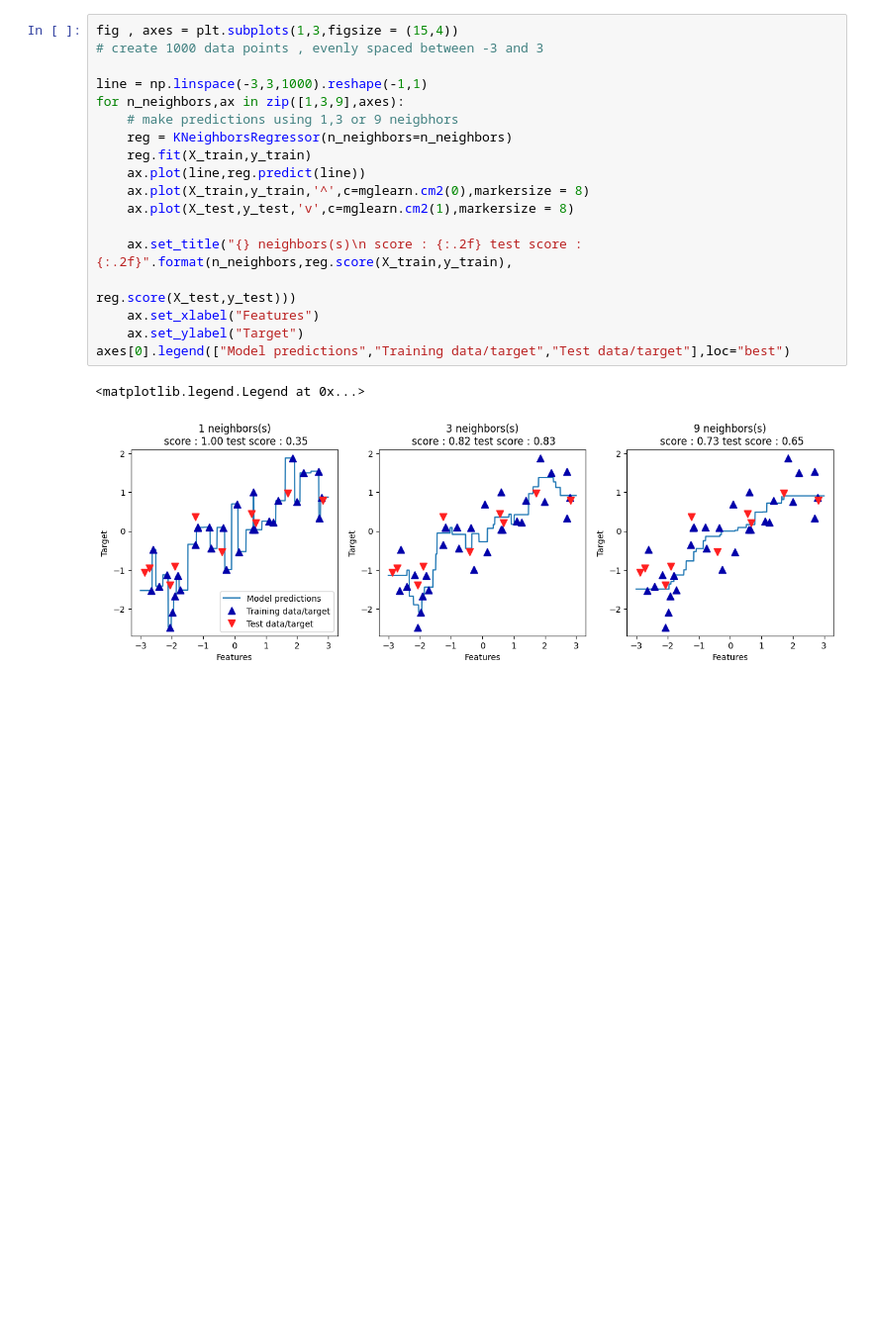
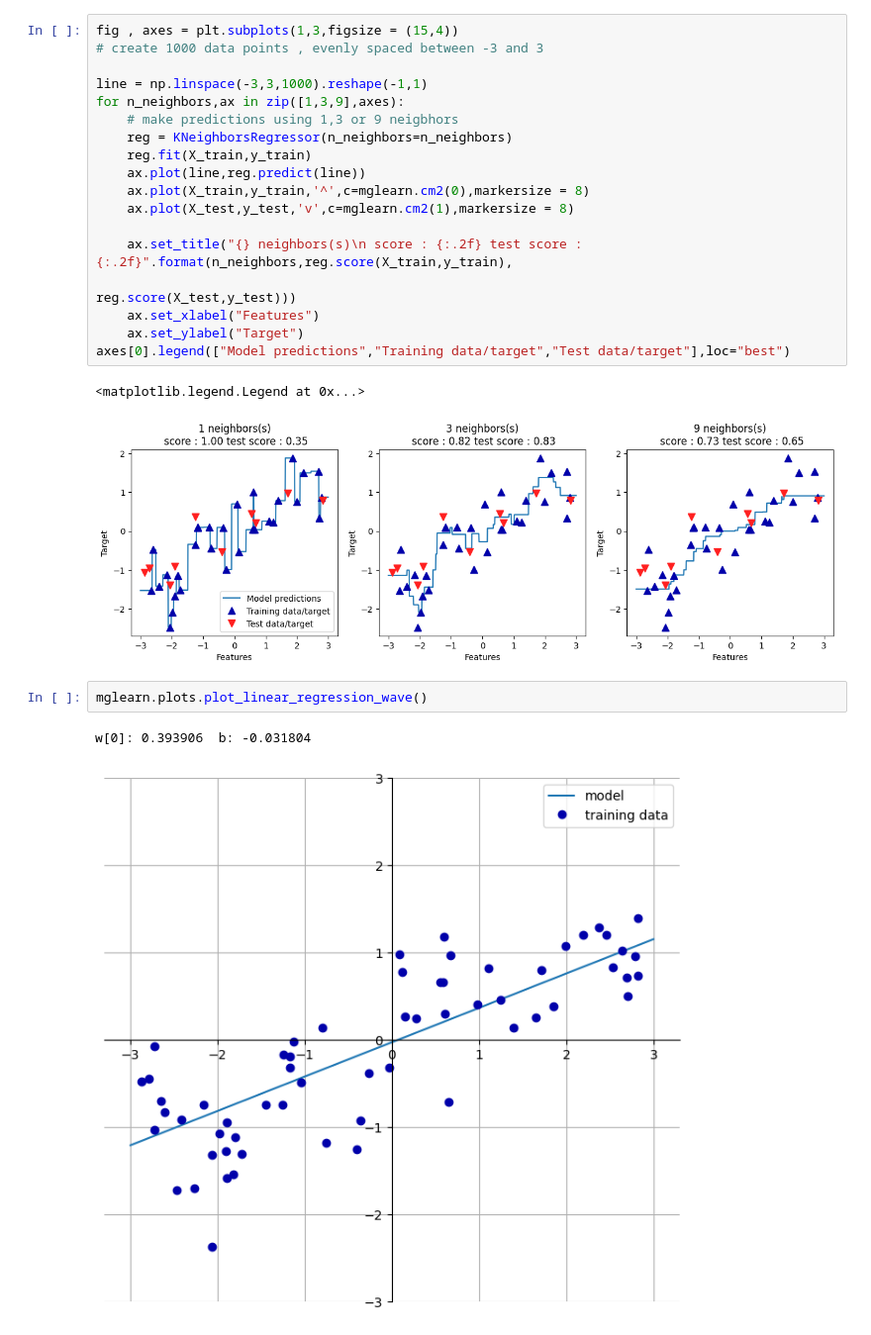
Before and after one commit to rishv1912/Introduction-to-machine-learning, a Jupyter notebook: Supervised Machine Learning/algorithms.ipynb, the cells around one changed output. Shown at 99% size. Drawn from its saved outputs; the diff is of its cells as text; blank space fills up the shorter version.

Commit message:
completed linear regressionfor the regresiion

```diff
--- a/Supervised Machine Learning/knn algorithms.ipynb
+++ b/Supervised Machine Learning/algorithms.ipynb
@@ -174,3 +174,8 @@ axes[0].legend(["Model predictions","Training data/target","Test data/target"],l
 # %% [output]
 <matplotlib.legend.Legend at 0x...>
 [figure]
+# %%
+mglearn.plots.plot_linear_regression_wave()
+# %% [output]
+w[0]: 0.393906  b: -0.031804
+[figure, added]
```
